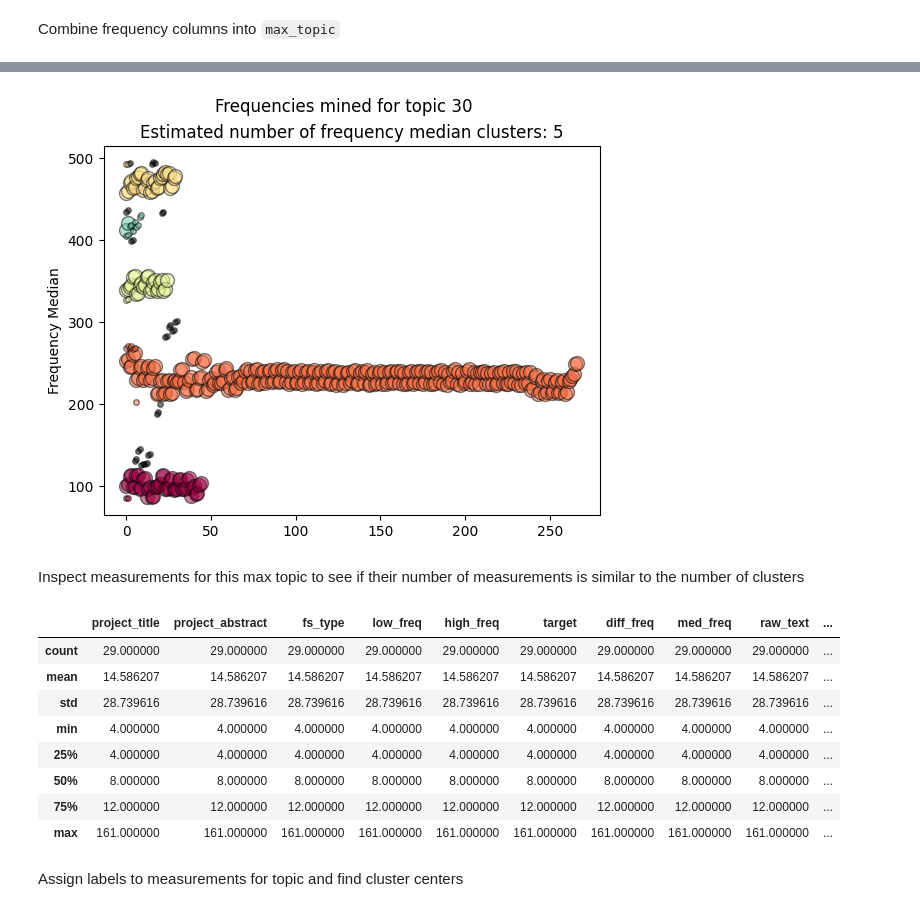
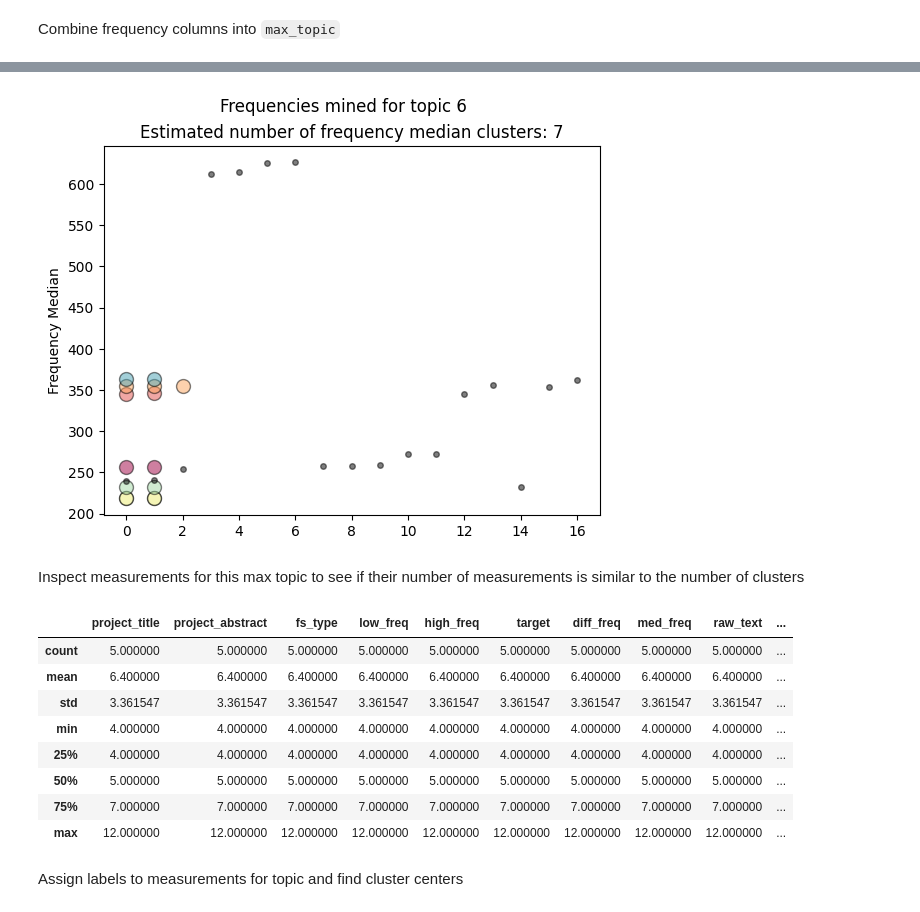
Before and after one commit to rlipps/NRAO_Capstone, a Jupyter notebook: model_notebooks/LDA_Doc_Topic_Similarity.ipynb, the cells around one changed output, grey strips where cells are left out. Saved outputs shown, nothing was run; the diff lists cells and outputs as text; code cells hidden in the pictures.

```diff
--- a/model_notebooks/LDA_Doc_Topic_Similarity.ipynb
+++ b/model_notebooks/LDA_Doc_Topic_Similarity.ipynb
@@ -45,3 +67,8 @@ measurements.head()
+# %%
+outliers = project_measurements[project_measurements.measurement_count > 26.5]
+# %%
+measurements = measurements.loc[~measurements.index.isin(outliers.index)]
+line_projects = line_projects.loc[~line_projects.index.isin(outliers.index)]
 # %% [markdown]
 ## Train-test split
 # %%
@@ -645,9 +624,12 @@ list(zip(max_topic_train_freqs.loc[47].med_freq, max_topic_train_freqs.loc[47].d
 # %%
-inspect_topic = 30
+inspect_topic = 6
 # %%
 #db = DBSCAN(eps=3, min_samples=19).fit(list(zip(max_topic_train_freqs.loc[47].med_freq, max_topic_train_freqs.loc[47].diff_freq)))
 #db = DBSCAN(eps=0.3, min_samples=5).fit(list(zip(max_topic_train_freqs.loc[inspect_topic].med_freq))) # 13 is interesting
-db = DBSCAN(eps=10, min_samples=10).fit(list(zip(max_topic_train_freqs.loc[inspect_topic].med_freq)))
+#db = DBSCAN(eps=2, min_samples=2).fit(list(zip(max_topic_train_freqs.loc[inspect_topic].med_freq))) #for topic 30
+#db = DBSCAN(eps=5, min_samples=2).fit(list(zip(max_topic_train_freqs.loc[inspect_topic].med_freq))) #for topic 30 all previous with outliers included
+# db = DBSCAN(eps=1, min_samples=2).fit(list(zip(max_topic_train_freqs.loc[inspect_topic].med_freq))) # for topic 3 with outliers removed
+db = DBSCAN(eps=0.5, min_samples=2).fit(list(zip(max_topic_train_freqs.loc[inspect_topic].med_freq)))
 # %%
 labels = db.labels_
 
@@ -680,50 +683,50 @@ for k, col in zip(unique_labels, colors):
         col = [0, 0, 0, 1]
 
     class_member_mask = labels == k
 
     xy = X[class_member_mask & core_samples_mask]
     plt.plot(
         xy[:, 0],
         #xy[:, 1],
         "o",
         markerfacecolor=tuple(col),
         markeredgecolor="k",
         markersize=10,
         alpha=0.5
     )
 
     xy = X[class_member_mask & ~core_samples_mask]
     plt.plot(
         xy[:, 0],
         #xy[:, 1],
         "o",
         markerfacecolor=tuple(col),
         markeredgecolor="k",
         markersize=4,
         alpha=0.5
     )
 
-plt.title(f"Estimated number of frequency median clusters: {n_clusters_}")
+plt.title(f"Estimated number of frequency median clusters: {n_clusters}")
 plt.ylabel('Frequency Median')
 plt.suptitle(f"Frequencies mined for topic {inspect_topic}")
 plt.show()
 # %% [output]
-[figure, old version]
+[figure, new version]
 # %% [markdown]
 Inspect measurements for this max topic to see if their number of measurements is similar to the number of clusters
 # %%
-train_measurements.query('max_topic == 30')\
-    .groupby(train_measurements.query('max_topic == 30').index.values)\
+train_measurements.query(f'max_topic == {inspect_topic}')\
+    .groupby(train_measurements.query(f'max_topic == {inspect_topic}').index.values)\
     .count().describe()
 # %% [output]
 |  | project_title | project_abstract | fs_type | low_freq | high_freq | target | diff_freq | med_freq | raw_text | ... |
-| count | 29.000000 | 29.000000 | 29.000000 | 29.000000 | 29.000000 | 29.000000 | 29.000000 | 29.000000 | 29.000000 | ... |
-| mean | 14.586207 | 14.586207 | 14.586207 | 14.586207 | 14.586207 | 14.586207 | 14.586207 | 14.586207 | 14.586207 | ... |
-| std | 28.739616 | 28.739616 | 28.739616 | 28.739616 | 28.739616 | 28.739616 | 28.739616 | 28.739616 | 28.739616 | ... |
+| count | 5.000000 | 5.000000 | 5.000000 | 5.000000 | 5.000000 | 5.000000 | 5.000000 | 5.000000 | 5.000000 | ... |
+| mean | 6.400000 | 6.400000 | 6.400000 | 6.400000 | 6.400000 | 6.400000 | 6.400000 | 6.400000 | 6.400000 | ... |
+| std | 3.361547 | 3.361547 | 3.361547 | 3.361547 | 3.361547 | 3.361547 | 3.361547 | 3.361547 | 3.361547 | ... |
 | min | 4.000000 | 4.000000 | 4.000000 | 4.000000 | 4.000000 | 4.000000 | 4.000000 | 4.000000 | 4.000000 | ... |
 | 25% | 4.000000 | 4.000000 | 4.000000 | 4.000000 | 4.000000 | 4.000000 | 4.000000 | 4.000000 | 4.000000 | ... |
-| 50% | 8.000000 | 8.000000 | 8.000000 | 8.000000 | 8.000000 | 8.000000 | 8.000000 | 8.000000 | 8.000000 | ... |
-| 75% | 12.000000 | 12.000000 | 12.000000 | 12.000000 | 12.000000 | 12.000000 | 12.000000 | 12.000000 | 12.000000 | ... |
-| max | 161.000000 | 161.000000 | 161.000000 | 161.000000 | 161.000000 | 161.000000 | 161.000000 | 161.000000 | 161.000000 | ... |
+| 50% | 5.000000 | 5.000000 | 5.000000 | 5.000000 | 5.000000 | 5.000000 | 5.000000 | 5.000000 | 5.000000 | ... |
+| 75% | 7.000000 | 7.000000 | 7.000000 | 7.000000 | 7.000000 | 7.000000 | 7.000000 | 7.000000 | 7.000000 | ... |
+| max | 12.000000 | 12.000000 | 12.000000 | 12.000000 | 12.000000 | 12.000000 | 12.000000 | 12.000000 | 12.000000 | ... |
 # %% [markdown]
 Assign labels to measurements for topic and find cluster centers
```
Also changed, not shown: parts of 50 cells of this notebook.
